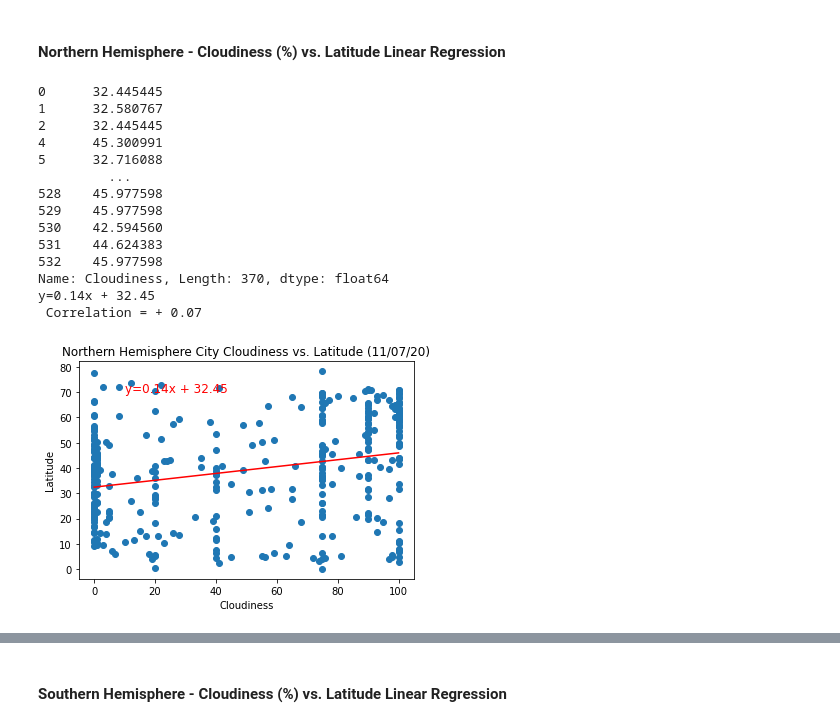
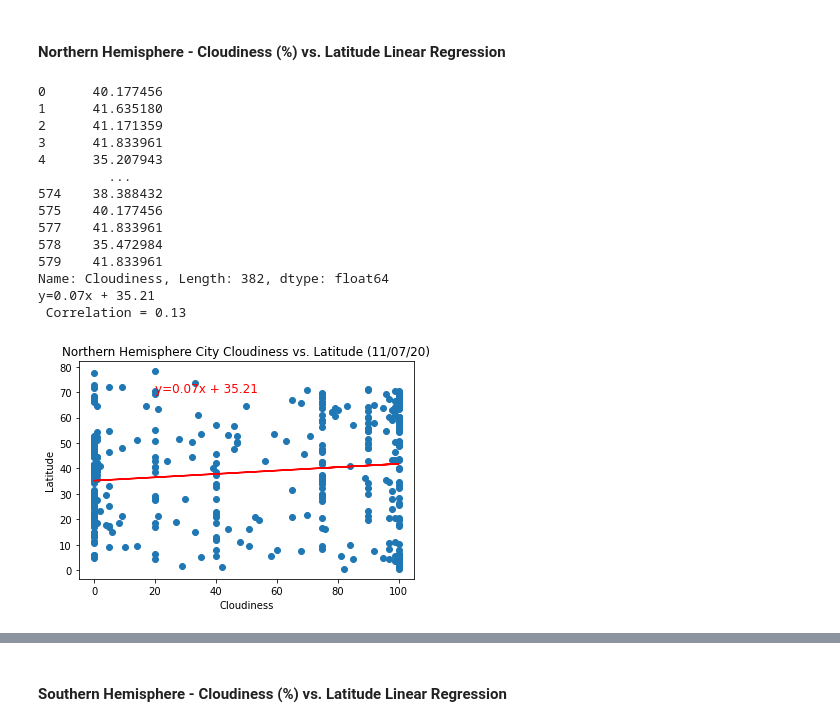
Before and after one commit to BunmiOlakanmi/Weather_Data_Analysis, a Jupyter notebook: starter_code/WeatherPy.ipynb, the cells around one changed output, grey strips where cells are left out. Cells and saved outputs as stored; diff of their text form; code cells hidden in the pictures.

```diff
--- a/starter_code/WeatherPy.ipynb
+++ b/starter_code/WeatherPy.ipynb
@@ -550,47 +569,46 @@ y=0.03x + (-23.05)
 # Retrieve the cloudiness and Latitude for northern hemisphere
 North_city_data.head()
 North_cloud = North_city_data.iloc[:,8]
 North_lat = North_city_data.iloc[:,6]
 
 # Perform linear regression of cloudiness vs. Latitude
 NCL_slope, NCL_int, NCL_r, NCL_p, NCL_std_err = linregress(North_cloud, North_lat)
 NCL_fit = NCL_slope * North_cloud + NCL_int
 print(NCL_fit)
 
 # Print the regression equation
 NorthCL_equation =  f"y={round(NCL_slope, 2)}x + {round(NCL_int,2)}"
 print(NorthCL_equation)
 
 # Compute and print the correlation
-NCL_correlation = round(NCL_r**2 , 2)
-print(f" Correlation = + {NCL_correlation}")
+print(f" Correlation = {round((NCL_r),2)}")
 
 # Plot the graph of linear regression on the
 # scatter plots of MaxTemp vs. Latitude
 # Include the axes labels, plot title, and date of analysis
 plt.plot(North_cloud, NCL_fit, color="red")
-plt.annotate(NorthCL_equation,(10,70), fontsize=12, color ="red")
+plt.annotate(NorthCL_equation,(20,70), fontsize=12, color ="red")
 plt.scatter(North_cloud, North_lat)
 plt.xlabel("Cloudiness")
 plt.ylabel("Latitude")
 plt.title("Northern Hemisphere City Cloudiness vs. Latitude (%s)" % time.strftime("%x"))
 
 # Save the plotted graph as .png
 plt.savefig("../output_data/Figure9.png")
 plt.show()
 # %% [output]
-0      32.445445
-1      32.580767
-2      32.445445
-4      45.300991
-5      32.716088
+0      40.177456
+1      41.635180
+2      41.171359
+3      41.833961
+4      35.207943
          ...
-528    45.977598
-529    45.977598
-530    42.594560
-531    44.624383
-532    45.977598
-Name: Cloudiness, Length: 370, dtype: float64
-y=0.14x + 32.45
- Correlation = + 0.07
+574    38.388432
+575    40.177456
+577    41.833961
+578    35.472984
+579    41.833961
+Name: Cloudiness, Length: 382, dtype: float64
+y=0.07x + 35.21
+ Correlation = 0.13
-[figure, old version]
+[figure, new version]
```
Also changed, not shown: parts of 34 cells of this notebook, 13 other files.
